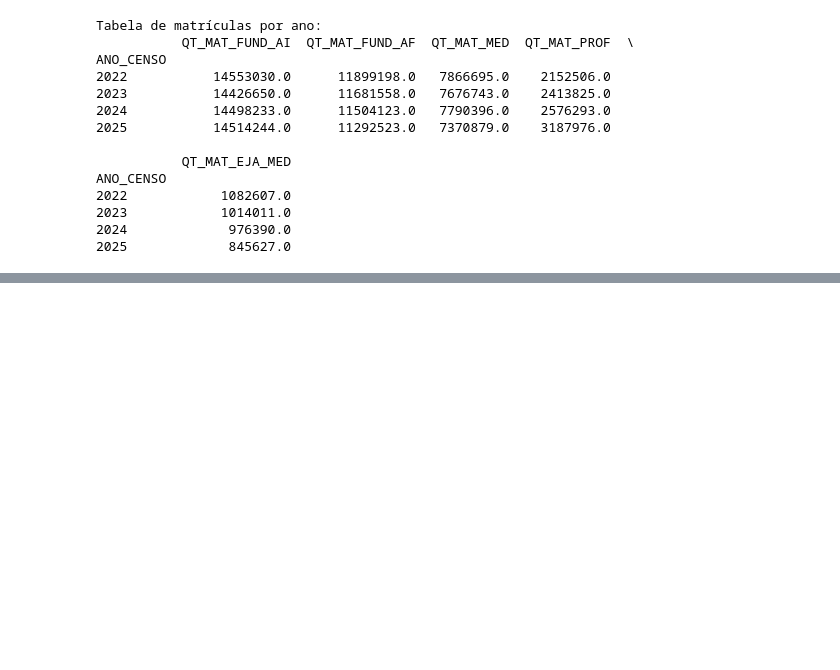
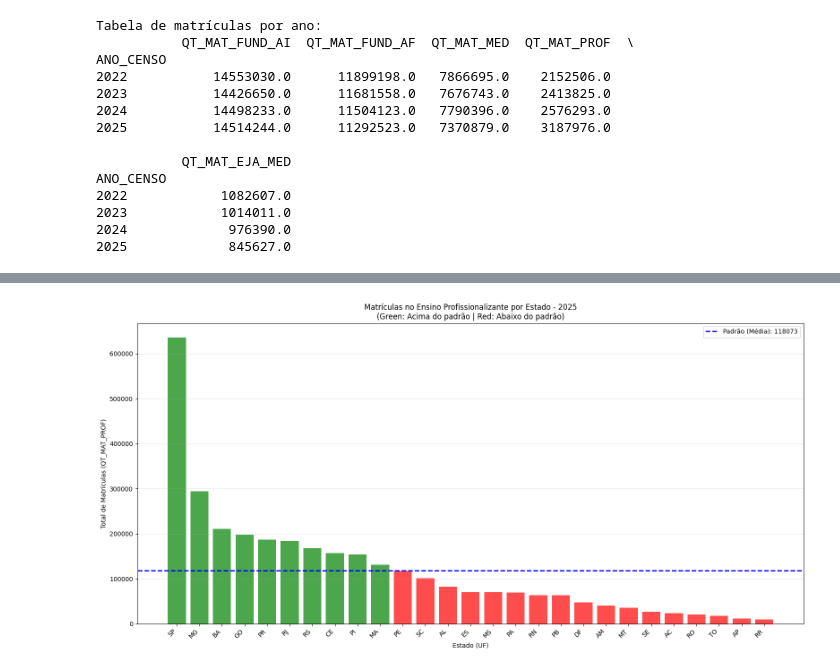
Before and after one commit to leandroguarino/projeto_ia_censo_escolar, a Jupyter notebook: notebooks/05_visualizacao_totais.ipynb, the cells around one changed output, grey strips where cells are left out. Cells and saved outputs as stored; diff of their text form; code cells hidden in the pictures; blank space fills up the shorter version.

```diff
--- a/notebooks/05_visualizacao_totais.ipynb
+++ b/notebooks/05_visualizacao_totais.ipynb
@@ -169,0 +283,76 @@ ANO_CENSO
+# %%
+import matplotlib.pyplot as plt
+import numpy as np
+
+# Verificar qual coluna de estado usar
+coluna_uf = 'SG_UF' if 'SG_UF' in df_total.columns else 'CO_UF'
+
+if coluna_uf in df_total.columns and 'QT_MAT_PROF' in df_total.columns:
+    # Filtrar dados de 2025 e agrupar por estado
+    dados_2025 = df_total[df_total['ANO_CENSO'] == 2025].groupby(coluna_uf)['QT_MAT_PROF'].sum().sort_values(ascending=False)
+
+    # Calcular o padrão (média)
+    padrao = dados_2025.mean()
+
+    # Classificar estados
+    acima_padrao = dados_2025[dados_2025 > padrao]
+    no_padrao = dados_2025[dados_2025 == padrao]
+    abaixo_padrao = dados_2025[dados_2025 < padrao]
+
+    # Criar gráfico de barras
+    plt.figure(figsize=(16, 8))
+
+    # Plotar barras com cores baseadas na relação com o padrão
+    cores = []
+    for uf in dados_2025.index:
+        if dados_2025[uf] > padrao:
+            cores.append('green')  # Acima do padrão
+        elif dados_2025[uf] < padrao:
+            cores.append('red')    # Abaixo do padrão
+        else:
+            cores.append('gray')   # No padrão
+
+    bars = plt.bar(range(len(dados_2025)), dados_2025.values, color=cores, alpha=0.7)
+
+    # Adicionar linha do padrão
+    plt.axhline(y=padrao, color='blue', linestyle='--', linewidth=2, label=f'Padrão (Média): {padrao:.0f}')
+
+    # Adicionar rótulos
+    plt.xticks(range(len(dados_2025)), dados_2025.index, rotation=45, ha='right')
+    plt.xlabel('Estado (UF)')
+    plt.ylabel('Total de Matrículas (QT_MAT_PROF)')
+    plt.title('Matrículas no Ensino Profissionalizante por Estado - 2025\n(Green: Acima do padrão | Red: Abaixo do padrão)')
+    plt.legend()
+    plt.grid(axis='y', alpha=0.3)
+    plt.tight_layout()
+    plt.show()
+
+    # Exibir estatísticas
+    print(f"{'='*70}")
+    print(f"ANÁLISE DE QT_MAT_PROF POR ESTADO - 2025")
+    print(f"{'='*70}")
+    print(f"\nPadrão (Média): {padrao:.0f} matrículas")
+    print(f"\nEstados ACIMA do padrão ({len(acima_padrao)}):")
+    print(acima_padrao.round(0))
+    print(f"\nEstados ABAIXO do padrão ({len(abaixo_padrao)}):")
+    print(abaixo_padrao.round(0))
+    if len(no_padrao) > 0:
+        print(f"\nEstados NO padrão ({len(no_padrao)}):")
+        print(no_padrao.round(0))
+
+    # Tabela resumo
+    print(f"\n{'='*70}")
+    print(f"TABELA RESUMO - QT_MAT_PROF 2025")
+    print(f"{'='*70}")
+    tabela_resumo = pd.DataFrame({
+        'Estado': dados_2025.index,
+        'QT_MAT_PROF': dados_2025.values,
+        'Diferença_vs_Padrão': dados_2025.values - padrao,
+        'Status': np.where(dados_2025.values > padrao, 'Acima',
+                          np.where(dados_2025.values < padrao, 'Abaixo', 'No padrão'))
+    }).sort_values('QT_MAT_PROF', ascending=False)
+    print(tabela_resumo.to_string(index=False))
+else:
+    print(f"Colunas {coluna_uf} ou QT_MAT_PROF não encontradas no dataframe.")
+# %% [output]
+[figure, added]
```
Also changed, not shown: parts of 6 cells of this notebook.
